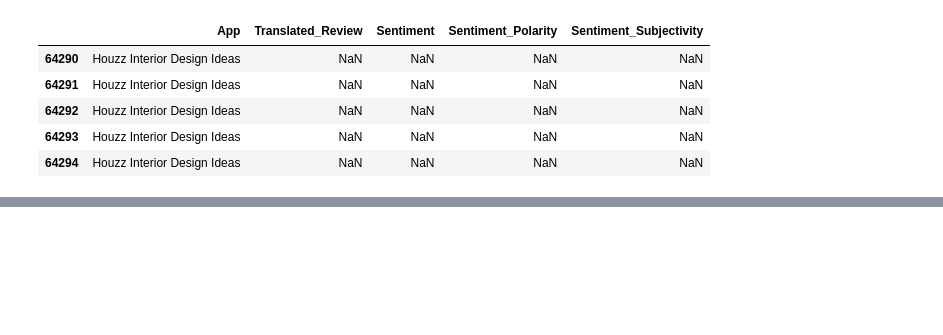
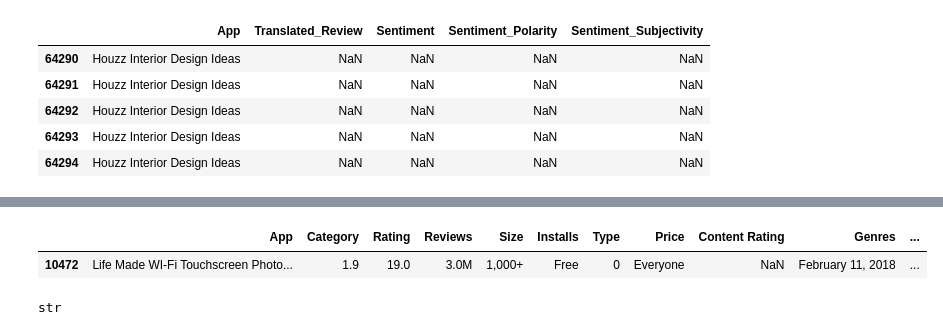
Before and after one commit to avinashyadav11/Play-Store-App-Review-Analysis, a Jupyter notebook: Play_Store_App_Review_Analysis_Capstone_Project.ipynb, the cells around one changed output, grey strips where cells are left out. Drawn from its saved outputs; the diff is of its cells as text; code cells hidden in the pictures; blank space fills up the shorter version.

```diff
--- a/Play_Store_App_Review_Analysis_Capstone_Project.ipynb
+++ b/Play_Store_App_Review_Analysis_Capstone_Project.ipynb
@@ -17,3 +24,3 @@ Drive already mounted at /content/drive; to attempt to forcibly remount, call dr
 # %%
-Play_Store_Datafile_path1='/content/drive/MyDrive/Colab Notebooks/Alma Better/EDA/Copy of Play Store Data.csv'
+play_store_data_file_path='/content/drive/MyDrive/Colab Notebooks/Alma Better/EDA/Copy of Play Store Data.csv'
 # %%
@@ -21,3 +28,3 @@ User_Reviews_file_path2= '/content/drive/MyDrive/Colab Notebooks/Alma Better/EDA
 # %%
-play_store_data_df = pd.read_csv(Play_Store_Datafile_path1)
+play_store_data_df = pd.read_csv(play_store_data_file_path)
 # %%
@@ -60,0 +146,5 @@ user_reviews_df.tail()
+# %%
+play_store_data_df.loc[play_store_data_df['Category'] == '1.9'] # Retiving row data for category that has value '1.9'
+# %% [output]
+|  | App | Category | Rating | Reviews | Size | Installs | Type | Price | Content Rating | Genres | ... |
+| 10472 | Life Made WI-Fi Touchscreen Photo... | 1.9 | 19.0 | 3.0M | 1,000+ | Free | 0 | Everyone | NaN | February 11, 2018 | ... |
@@ -60,0 +155,4 @@ user_reviews_df.tail()
+# %%
+type(play_store_data_df['Installs'][1]) #checking the type of Installs columns values
+# %% [output]
+str
```
Also changed, not shown: parts of 30 cells of this notebook.
